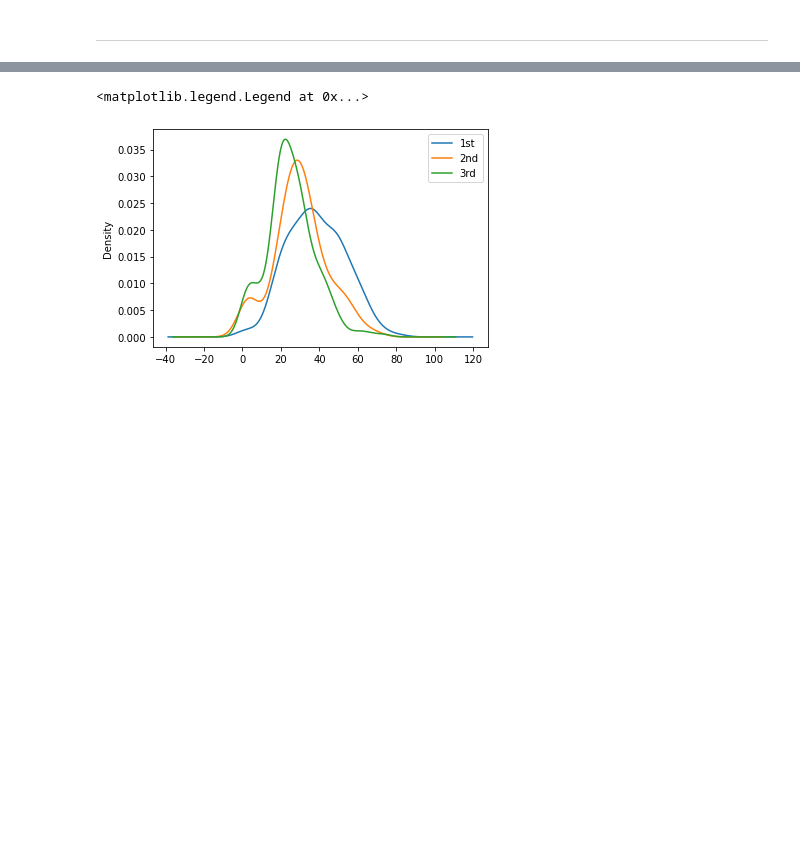
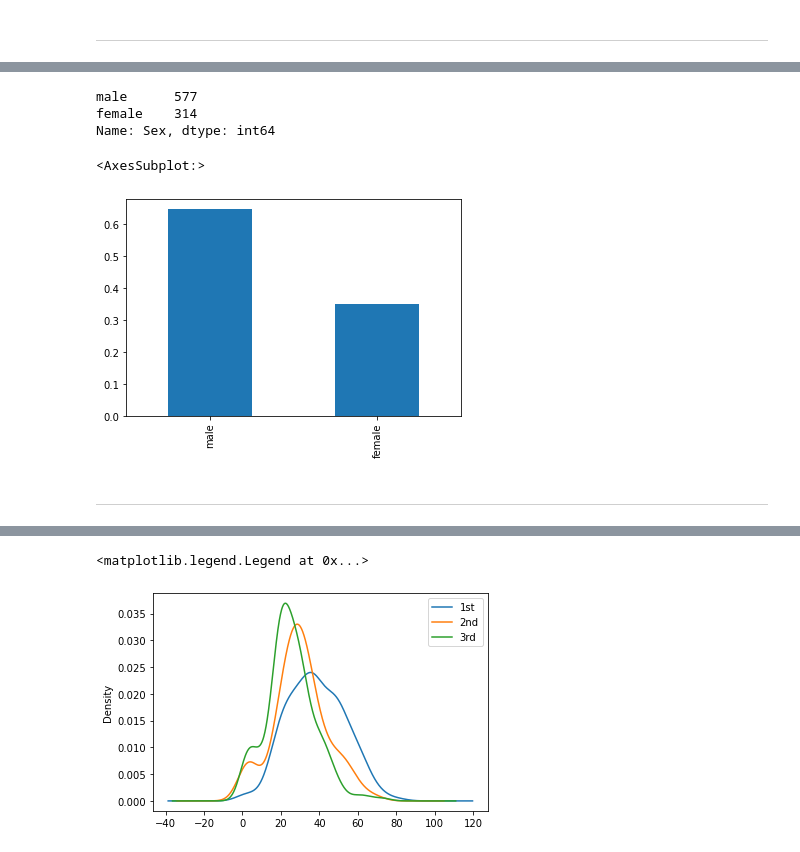
Before and after one commit to bperry555/kaggle, a Jupyter notebook: titanic/titanic.ipynb, the cells around one changed output, grey strips where cells are left out. Drawn from its saved outputs; the diff is of its cells as text; code cells hidden in the pictures; blank space fills up the shorter version.

```diff
--- a/titanic/titanic.ipynb
+++ b/titanic/titanic.ipynb
@@ -102,0 +185,11 @@ Name: Pclass, dtype: float64
+# %%
+print(train_data.Sex.value_counts())
+train_data.Sex.value_counts(normalize=True).plot(kind='bar')
+# %% [output]
+male      577
+female    314
+Name: Sex, dtype: int64
+<AxesSubplot:>
+[figure, added]
+# %% [markdown]
+***
```
Also changed, not shown: parts of 88 cells of this notebook, 1 other file.
